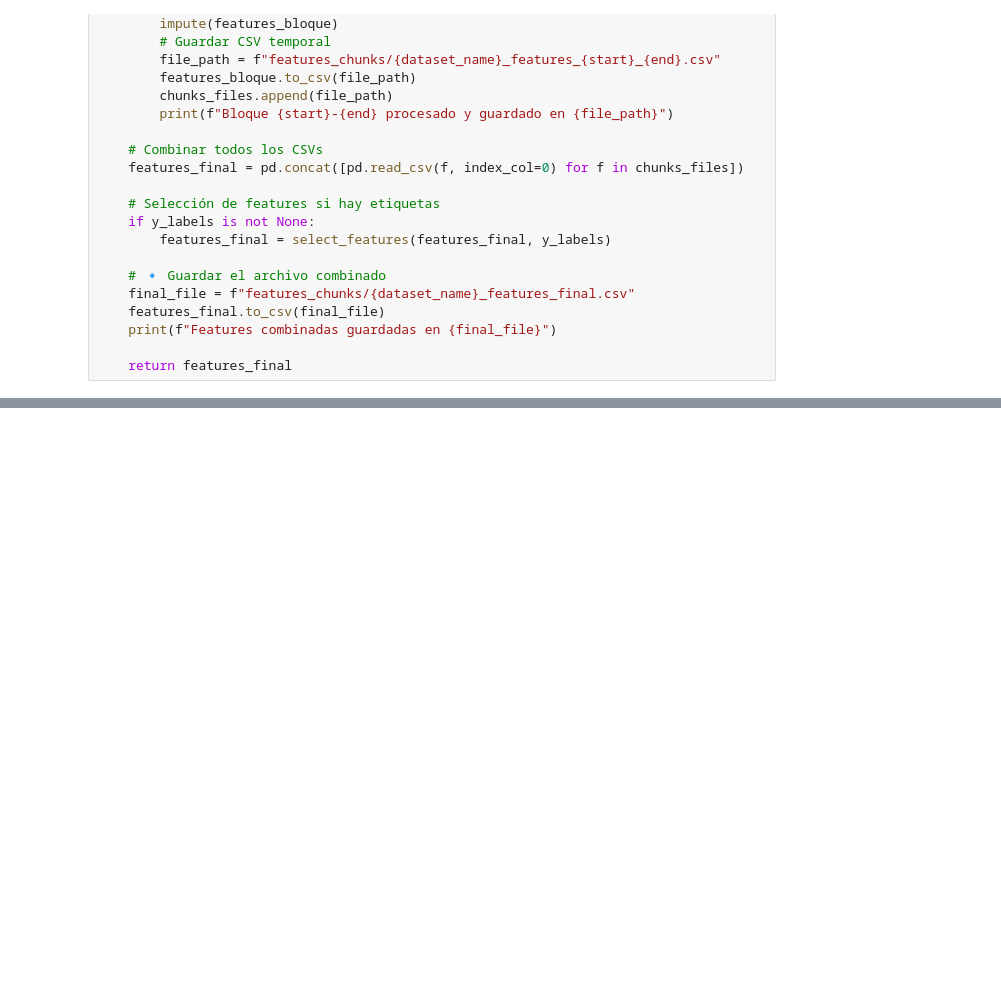
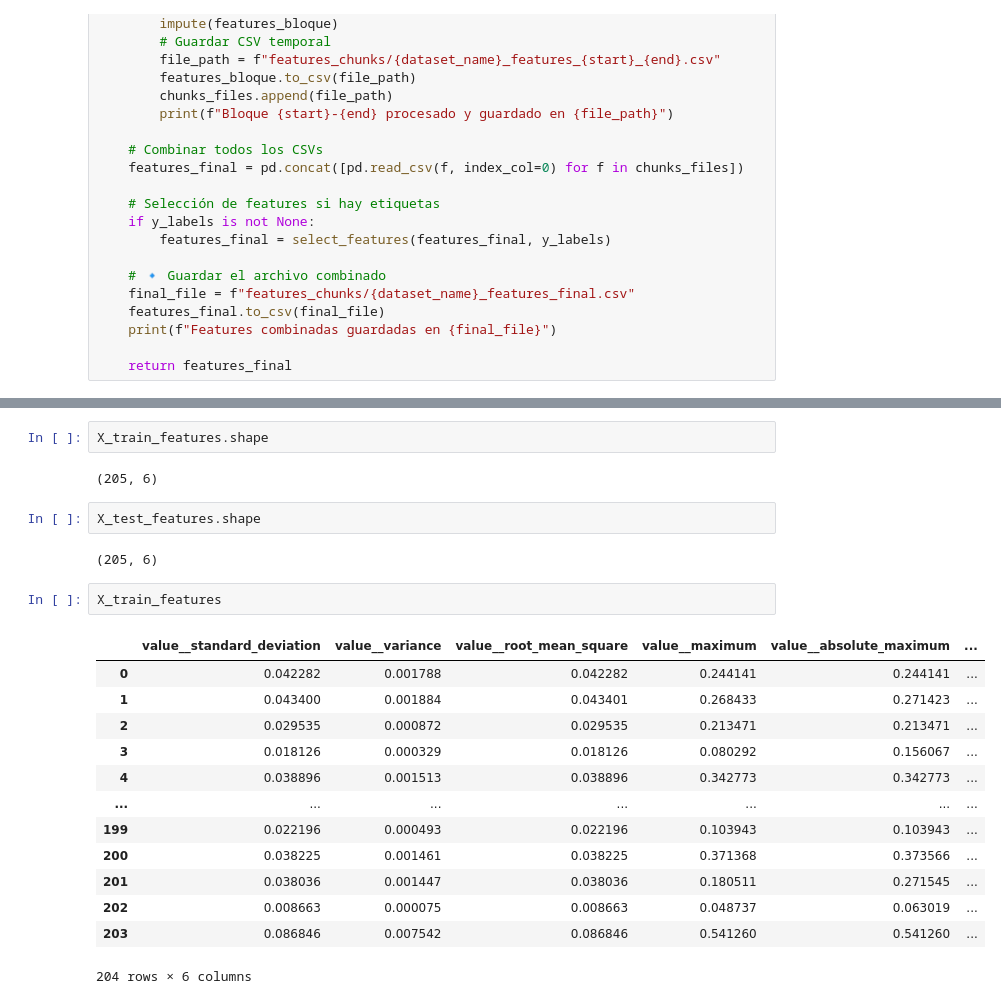
Before and after one commit to JorgeL2005/Project1_ML, a Jupyter notebook: notebooks/feature_extraction.ipynb, the cells around one changed output, grey strips where cells are left out. Cells and saved outputs as stored; diff of their text form; blank space fills up the shorter version.

```diff
--- a/notebooks/feature_extraction.ipynb
+++ b/notebooks/feature_extraction.ipynb
@@ -191,0 +186,24 @@ Bloque 0-20 procesado y guardado en features_chunks/test_features_0_20.csv
+# %%
+X_train_features.shape
+# %% [output]
+(205, 6)
+# %%
+X_test_features.shape
+# %% [output]
+(205, 6)
+# %%
+X_train_features
+# %% [output]
+|  | value__standard_deviation | value__variance | value__root_mean_square | value__maximum | value__absolute_maximum | ... |
+| 0 | 0.042282 | 0.001788 | 0.042282 | 0.244141 | 0.244141 | ... |
+| 1 | 0.043400 | 0.001884 | 0.043401 | 0.268433 | 0.271423 | ... |
+| 2 | 0.029535 | 0.000872 | 0.029535 | 0.213471 | 0.213471 | ... |
+| 3 | 0.018126 | 0.000329 | 0.018126 | 0.080292 | 0.156067 | ... |
+| 4 | 0.038896 | 0.001513 | 0.038896 | 0.342773 | 0.342773 | ... |
+| ... | ... | ... | ... | ... | ... | ... |
+| 199 | 0.022196 | 0.000493 | 0.022196 | 0.103943 | 0.103943 | ... |
+| 200 | 0.038225 | 0.001461 | 0.038225 | 0.371368 | 0.373566 | ... |
+| 201 | 0.038036 | 0.001447 | 0.038036 | 0.180511 | 0.271545 | ... |
+| 202 | 0.008663 | 0.000075 | 0.008663 | 0.048737 | 0.063019 | ... |
+| 203 | 0.086846 | 0.007542 | 0.086846 | 0.541260 | 0.541260 | ... |
+204 rows × 6 columns
```
Also changed, not shown: parts of 8 cells of this notebook, 1 other file.
